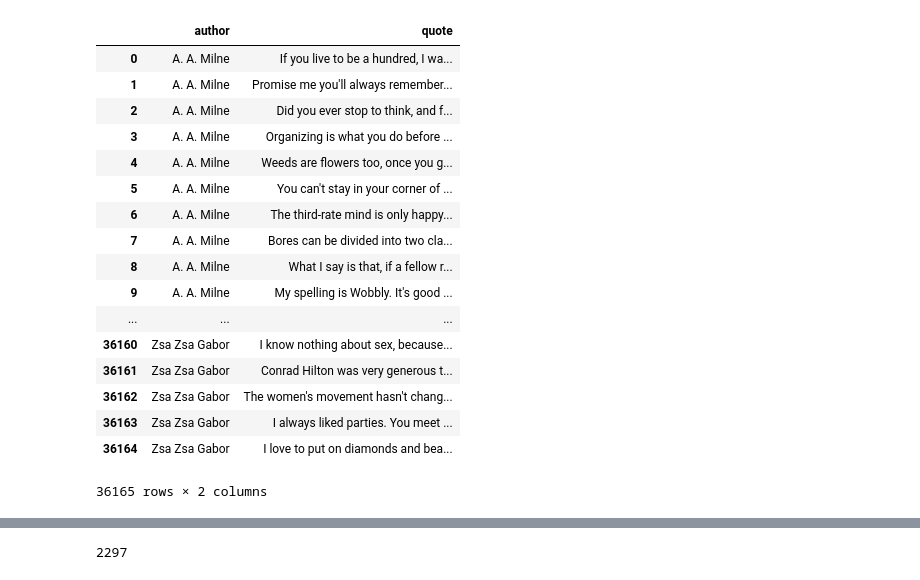
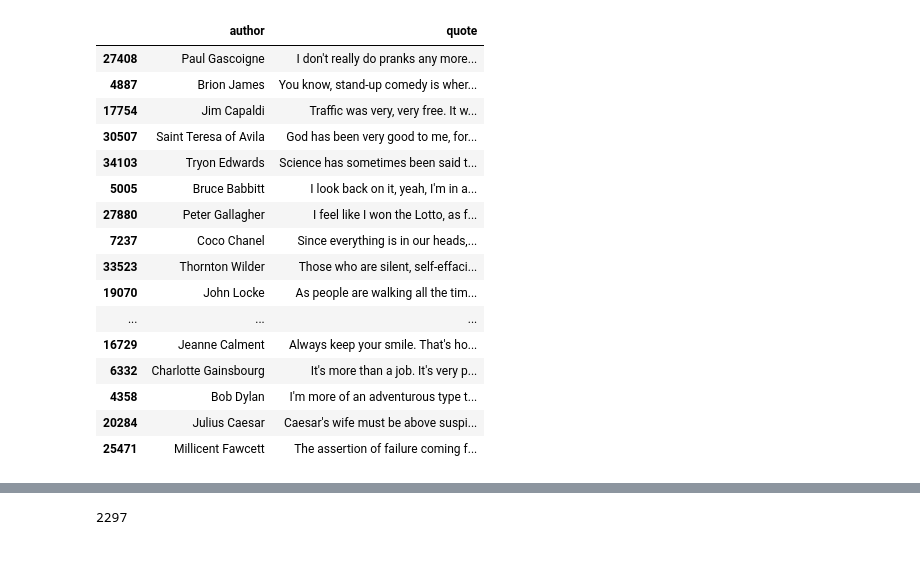
Before and after one commit to vindruid/quote_generator, a Jupyter notebook: quote generator by character.ipynb, the cells around one changed output, grey strips where cells are left out. Cells and saved outputs as stored; diff of their text form; code cells hidden in the pictures.

```diff
--- a/quote generator by character.ipynb
+++ b/quote generator by character.ipynb
@@ -14,23 +16,22 @@ from keras.layers import LSTM, Bidirectional
 quotables = pd.read_csv('author-quote.txt', delimiter='\t', header=None)
 quotables = quotables.rename(columns={0:'author', 1:'quote'})
 # %%
-quotables
+quotables.sample(20)
 # %% [output]
 |  | author | quote |
-| 0 | A. A. Milne | If you live to be a hundred, I wa... |
-| 1 | A. A. Milne | Promise me you'll always remember... |
-| 2 | A. A. Milne | Did you ever stop to think, and f... |
-| 3 | A. A. Milne | Organizing is what you do before ... |
-| 4 | A. A. Milne | Weeds are flowers too, once you g... |
-| 5 | A. A. Milne | You can't stay in your corner of ... |
-| 6 | A. A. Milne | The third-rate mind is only happy... |
-| 7 | A. A. Milne | Bores can be divided into two cla... |
-| 8 | A. A. Milne | What I say is that, if a fellow r... |
-| 9 | A. A. Milne | My spelling is Wobbly. It's good ... |
+| 27408 | Paul Gascoigne | I don't really do pranks any more... |
+| 4887 | Brion James | You know, stand-up comedy is wher... |
+| 17754 | Jim Capaldi | Traffic was very, very free. It w... |
+| 30507 | Saint Teresa of Avila | God has been very good to me, for... |
+| 34103 | Tryon Edwards | Science has sometimes been said t... |
+| 5005 | Bruce Babbitt | I look back on it, yeah, I'm in a... |
+| 27880 | Peter Gallagher | I feel like I won the Lotto, as f... |
+| 7237 | Coco Chanel | Since everything is in our heads,... |
+| 33523 | Thornton Wilder | Those who are silent, self-effaci... |
+| 19070 | John Locke | As people are walking all the tim... |
 | ... | ... | ... |
-| 36160 | Zsa Zsa Gabor | I know nothing about sex, because... |
-| 36161 | Zsa Zsa Gabor | Conrad Hilton was very generous t... |
-| 36162 | Zsa Zsa Gabor | The women's movement hasn't chang... |
-| 36163 | Zsa Zsa Gabor | I always liked parties. You meet ... |
-| 36164 | Zsa Zsa Gabor | I love to put on diamonds and bea... |
+| 16729 | Jeanne Calment | Always keep your smile. That's ho... |
+| 6332 | Charlotte Gainsbourg | It's more than a job. It's very p... |
+| 4358 | Bob Dylan | I'm more of an adventurous type t... |
+| 20284 | Julius Caesar | Caesar's wife must be above suspi... |
+| 25471 | Millicent Fawcett | The assertion of failure coming f... |
-36165 rows × 2 columns
```
Also changed, not shown: parts of 21 cells of this notebook, 2 other files.
